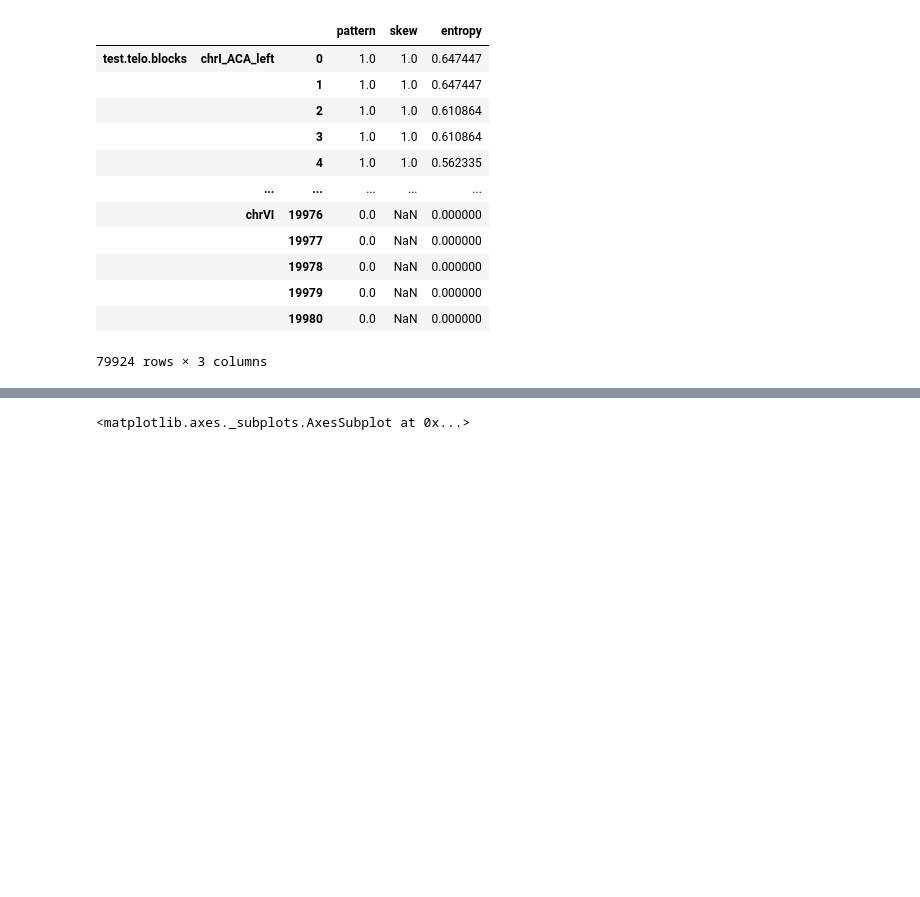
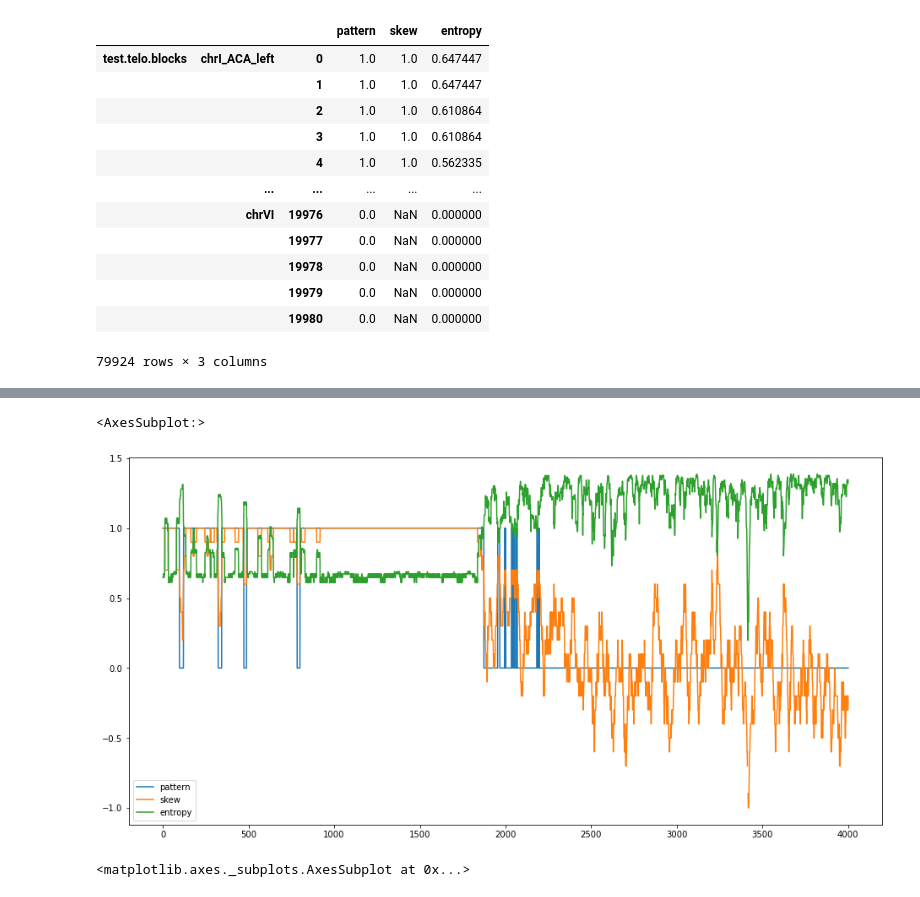
Before and after one commit to GillesFischerSorbonne/telofinder, a Jupyter notebook: src/python_script/analyse_telom_testing.ipynb, the cells around one changed output, grey strips where cells are left out. Drawn from its saved outputs; the diff is of its cells as text; code cells hidden in the pictures; blank space fills up the shorter version.

```diff
--- a/src/python_script/analyse_telom_testing.ipynb
+++ b/src/python_script/analyse_telom_testing.ipynb
@@ -45,3 +85,8 @@ seq_df
+# %%
+seq_df.loc["test.telo.blocks", "utg84"].loc[0:4000].plot()
+# %% [output]
+<AxesSubplot:>
+[figure, added]
 # %%
 poly_df.loc[("test.telo.blocks", "chrI_ACA_left"),0:10000].transpose().plot()
 # %% [output]
```
Also changed, not shown: parts of 5 cells of this notebook.
